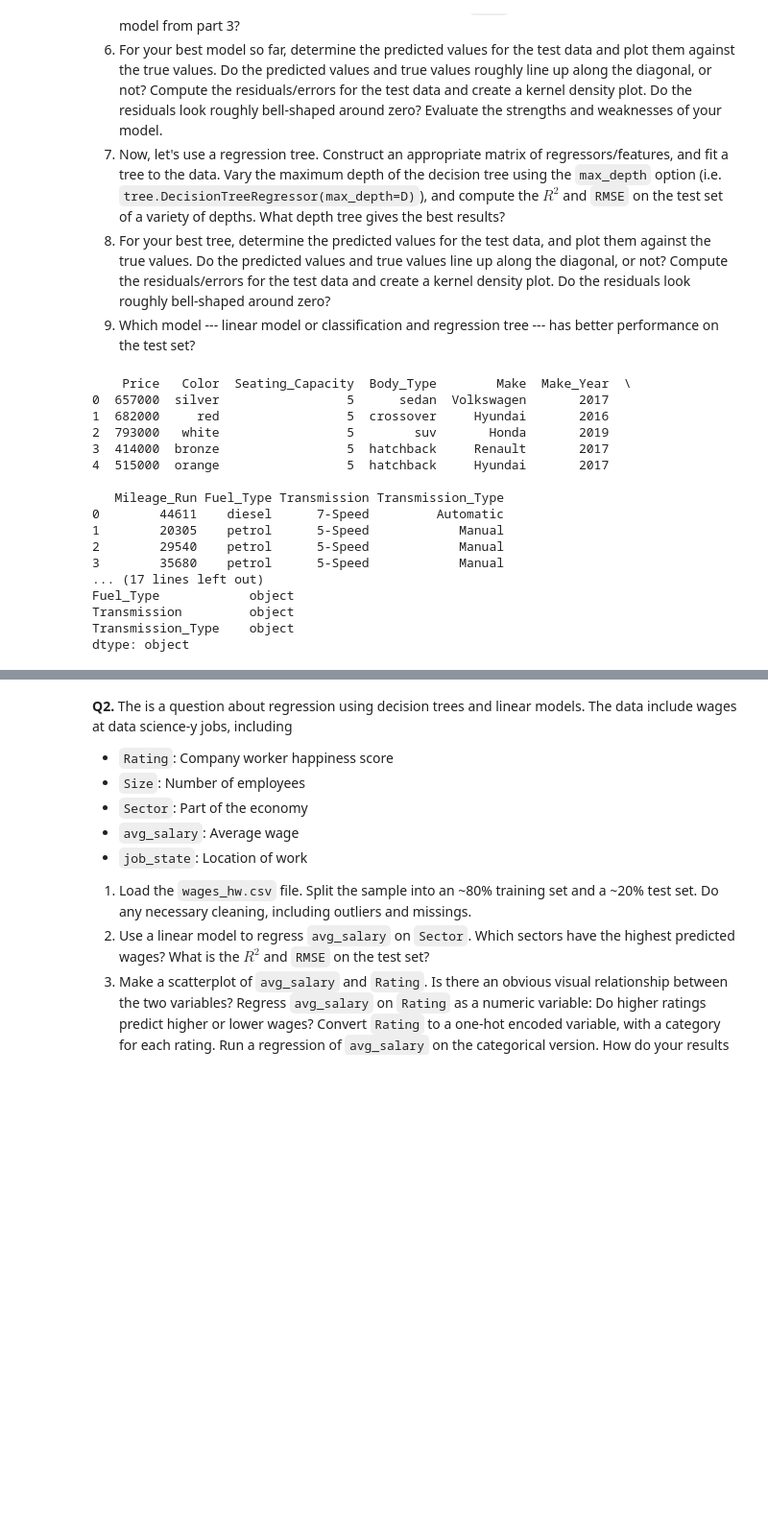
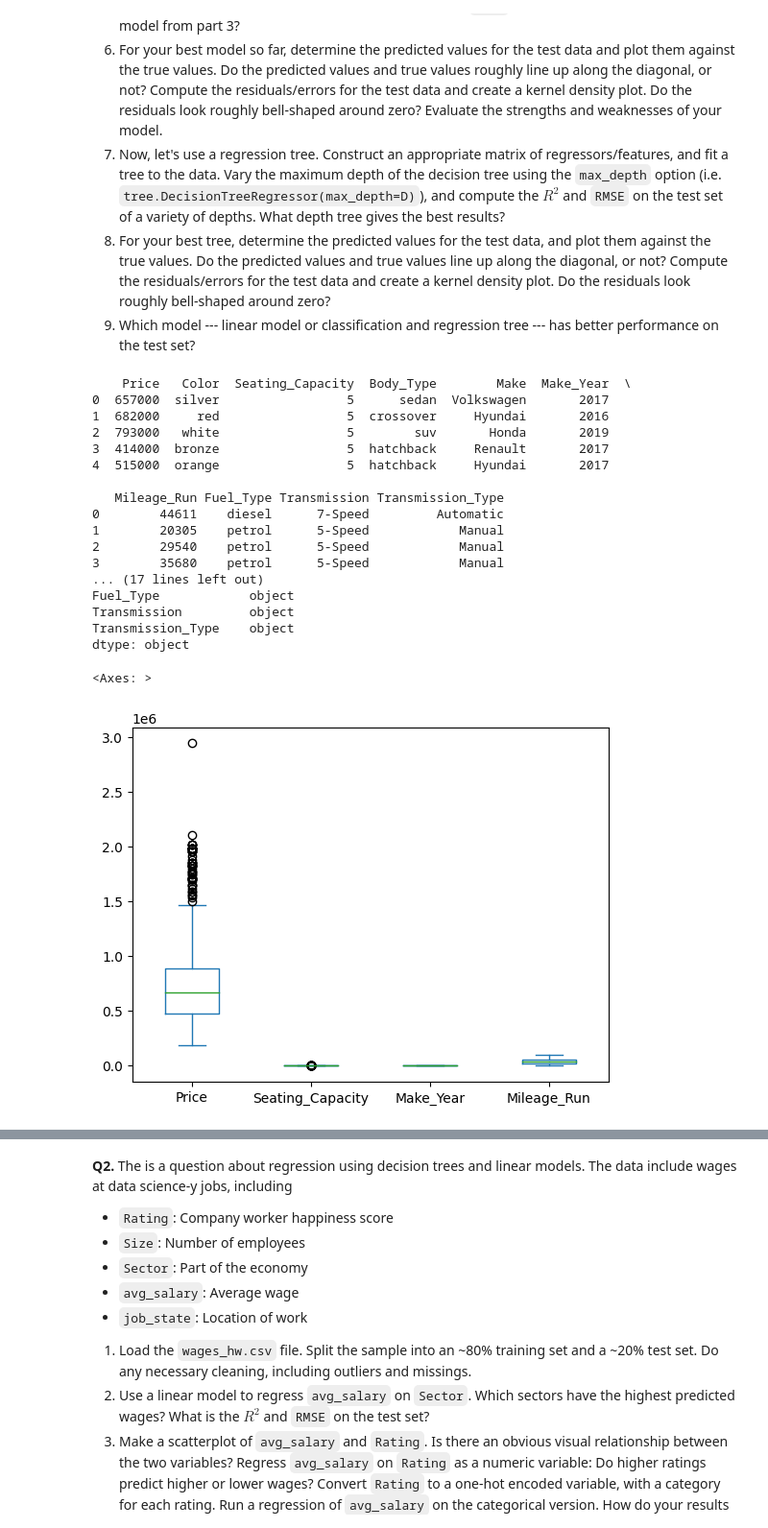
Before and after one commit to uvavmc7ht/assignment4, a Jupyter notebook: assignment4.ipynb, the cells around one changed output, grey strips where cells are left out. Shown at 96% size. Saved outputs shown, nothing was run; the diff lists cells and outputs as text; code cells hidden in the pictures; blank space fills up the shorter version.

```diff
--- a/assignment4.ipynb
+++ b/assignment4.ipynb
@@ -28,30 +28,51 @@ import numpy as np
 import seaborn as sns
 import matplotlib.pyplot as plt
 from sklearn.preprocessing import PolynomialFeatures
 from sklearn.preprocessing import PowerTransformer
 from scipy import stats
+from sklearn.model_selection import train_test_split
+from sklearn.linear_model import LinearRegression
+from sklearn.metrics import mean_squared_error
+from sklearn.preprocessing import OneHotEncoder
+from sklearn.preprocessing import PolynomialFeatures
+
+def windsorize(x):
+    # Compute IQR and 1st,3rd quantiles
+    pct25, pct75 = np.percentile(x,[25,75])
+    iqr = pct75 - pct25
+    # Compute whiskers:
+    lower_whisker = pct25 - iqr*1.5
+    upper_whisker = pct75 + iqr*1.5
+    # Windsorize x:
+    x_windsor = x
+    x_windsor[ x < lower_whisker ] = lower_whisker
+    x_windsor[ x > upper_whisker ] = upper_whisker
+    return(x_windsor)
 
 df = pd.read_csv('./sample_data/cars_hw.csv')
 df = df[['Price', 'Color', 'Seating_Capacity', 'Body_Type', 'Make', 'Make_Year', 'Mileage_Run', 'Fuel_Type', 'Transmission', 'Transmission_Type']]
 print(df.head())
 print(df.describe())
 df.head()
 print(df.dtypes)
+df.plot.box()
 # %% [output]
     Price   Color  Seating_Capacity  Body_Type        Make  Make_Year  \
 0  657000  silver                 5      sedan  Volkswagen       2017
 1  682000     red                 5  crossover     Hyundai       2016
 2  793000   white                 5        suv       Honda       2019
 3  414000  bronze                 5  hatchback     Renault       2017
 4  515000  orange                 5  hatchback     Hyundai       2017
 
    Mileage_Run Fuel_Type Transmission Transmission_Type
 0        44611    diesel      7-Speed         Automatic
 1        20305    petrol      5-Speed            Manual
 2        29540    petrol      5-Speed            Manual
 3        35680    petrol      5-Speed            Manual
 ... (17 lines left out)
 Fuel_Type            object
 Transmission         object
 Transmission_Type    object
 dtype: object
+<Axes: >
+[figure, added]
```
Also changed, not shown: parts of 10 cells of this notebook.
